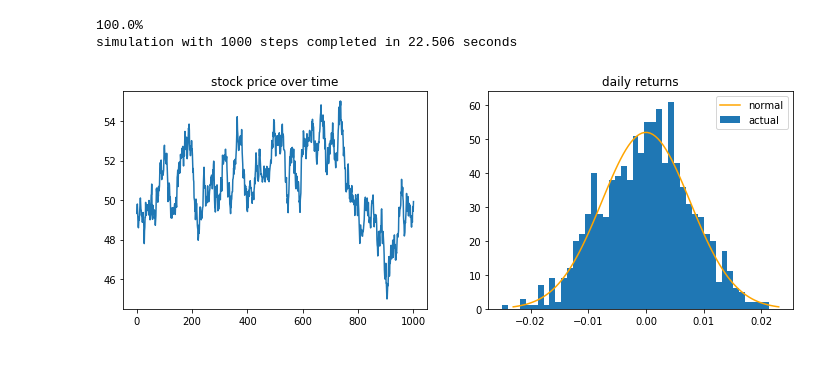
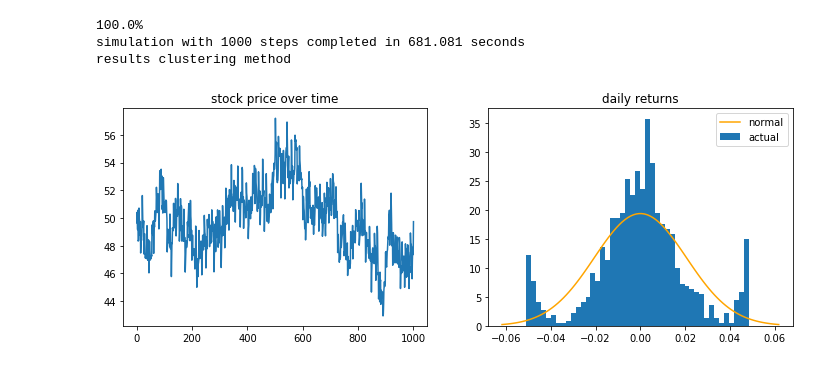
Before and after one commit to roman807/HU, a Jupyter notebook: CISC614_ComputerSimulation/Project/market_simulation.ipynb, the cells around one changed output. Saved outputs shown, nothing was run; the diff lists cells and outputs as text; code cells hidden in the pictures.

```diff
--- a/CISC614_ComputerSimulation/Project/market_simulation.ipynb
+++ b/CISC614_ComputerSimulation/Project/market_simulation.ipynb
@@ -211,6 +210,13 @@ def select_clusters(traders, price, df, p_c):
 # %%
-def simulation(traders, initial_price=50, number_of_steps=20, \
-               cluster_building=True, p_a=0.005, p_c=0.1):
+# ---------- Methods to run simulation ---------- #
+def one_step(traders, prev_price, p_buy=1/3, p_sell=1/3):
+    for trader in traders:
+        trader.buy_sell_hold(p_buy, p_sell)
+        trader.maintain_order(prev_price)
+        trader.amount(prev_price)
+
+def simulation(traders, initial_price=50, number_of_steps=20, cluster_building=True,
+               p_a=0.005, p_c=0.1, induce_imbalance=False, p_imbalance=0.05):
     start = time.time()
     step = 0
     clearing_prices = []
@@ -225,7 +231,13 @@ def simulation(traders, initial_price=50, number_of_steps=20, \
             create_connections(traders, df_pes, p_a)
             n_clusters_buy.append(select_clusters(traders, prev_price, df_opt, p_c))
             n_clusters_sell.append(select_clusters(traders, prev_price, df_pes, p_c))
-        one_step(traders, prev_price)
+        if induce_imbalance and np.random.rand() < p_imbalance:
+            p_buy_or_sell = random.uniform(2/3, 1)
+            p_buy = random.triangular(.05, .95, .5) * p_buy_or_sell
+            p_sell = p_buy_or_sell - p_buy
+            one_step(traders, prev_price, p_buy, p_sell)
+        else:
+            one_step(traders, prev_price)
         df_buy, df_sell = get_buy_sell_dfs(traders)
         clearing_prices.append(find_intersection(df_sell, df_buy))
         for trader in traders:
@@ -256,30 +306,29 @@ for i in range(n_traders):
-# %%
-# step 2: run simulation
-clearing_prices, cluster_buy, cluster_sell = simulation(
-    traders,
-    number_of_steps=1000,
-    cluster_building=False,
-    p_a=0.005,
-    p_c=0.1
-)
-log_returns = get_log_returns(clearing_prices)
-# %% [output]
-100.0%
-simulation with 1000 steps completed in 22.506 seconds
-# %%
-plt.figure(figsize=(12, 4))
-plt.subplot(1,2,1)
-plt.plot(clearing_prices)
-plt.plot(cluster_buy, color='green')
-plt.plot(cluster_sell, color='red')
-plt.title('stock price over time')
-plt.subplot(1,2,2)
-plt.hist(log_returns, bins=45)
-mu, sigma = np.mean(log_returns), np.std(log_returns)
-x = np.linspace(mu - 3 * sigma, mu + 3 * sigma, 100)
-plt.plot(x, stats.norm.pdf(x, mu, sigma), color='orange')
-plt.legend(['normal','actual'])
-plt.title('daily returns')
-plt.show()
-# %% [output]
-[figure, removed]
+# %%
+# ---------- Run simulation - with cluster building ---------- #
+# input parameters
+n_traders = 500
+initial_cash = 50_000.0
+initial_num_stocks = 1_000
+n_simulation_steps = 1_000
+cluster_building = True
+induce_imbalance = False
+p_a = 0.005
+p_c = 0.1
+
+# run simulation:
+traders = []
+for i in range(n_traders):
+    if i < n_traders / 2:
+        traders.append(Trader(i + 1, initial_cash, initial_num_stocks, tendency='opt'))
+    else:
+        traders.append(Trader(i + 1, initial_cash, initial_num_stocks, tendency='pes'))
+clearing_prices, cluster_buy, cluster_sell = simulation(traders, number_of_steps=n_simulation_steps,
+    cluster_building=cluster_building, p_a=p_a,  p_c=p_c)
+# evaluate results:
+log_returns_cluster = get_log_returns(clearing_prices)
+plot_results(log_returns_cluster, 'clustering method')
+# %% [output]
+100.0%
+simulation with 1000 steps completed in 681.081 seconds
+results clustering method
+[figure, added]
```
Also changed, not shown: parts of 26 cells of this notebook, 1 other file.
